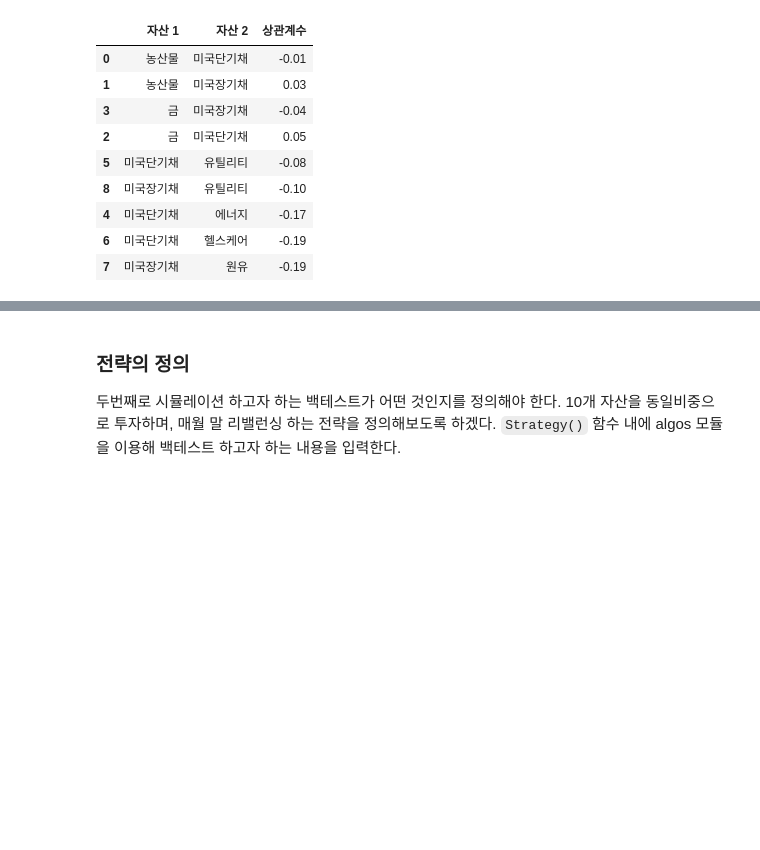
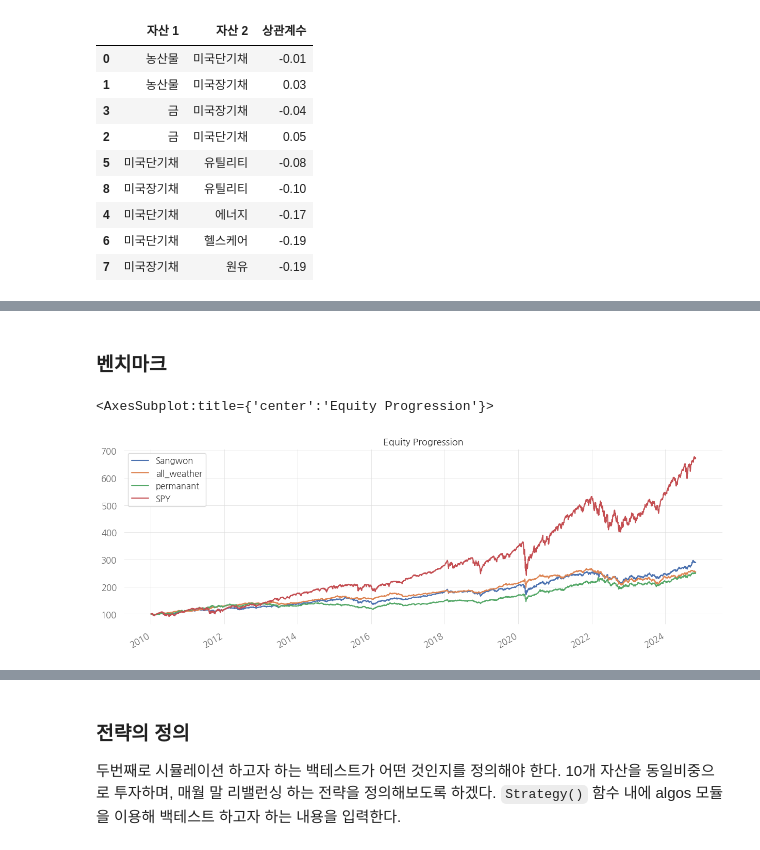
Before and after one commit to JaehwanKim00/stock_trading, a Jupyter notebook: backtest.ipynb, the cells around one changed output, grey strips where cells are left out. Saved outputs shown, nothing was run; the diff lists cells and outputs as text; code cells hidden in the pictures; blank space fills up the shorter version.

```diff
--- a/backtest.ipynb
+++ b/backtest.ipynb
@@ -307,0 +335,29 @@ ModuleNotFoundError: No module named 'missingno'
+# %%
+s = bt.Strategy('Sangwon',
+                [bt.algos.RunYearly(run_on_first_date=True,
+                                    run_on_end_of_period=True,
+                                    run_on_last_date=False),
+                 bt.algos.SelectAll(),
+                #  bt.algos.WeighEqually(),
+                 bt.algos.WeighSpecified(**{
+                     '정보기술': 0.15,
+                     '금융': 0.04,
+                     '헬스케어': 0.04,
+                     '산업재': 0.04,
+                     '필수소비재': 0.04,
+                     '에너지': 0.04,
+                     '소재': 0.04,
+                     '유틸리티': 0.04,
+                     '중국시장': 0.15,
+                     '미국장기채': 0.14,
+                     '미국단기채': 0.14,
+                     '금': 0.07,
+                     '원유': 0.04,
+                     '농산물': 0.03
+                     }),
+                 bt.algos.Rebalance()
+                 ])
+
+bt1 = bt.Backtest(s, data, initial_capital=10000000)
+# %% [markdown]
+### 벤치마크
@@ -307,0 +409,7 @@ ModuleNotFoundError: No module named 'missingno'
+# %%
+res = bt.run(bt1, all_weather, permanant, SPY)
+# %%
+res.plot()
+# %% [output]
+<AxesSubplot:title={'center':'Equity Progression'}>
+[figure, added]
```
Also changed, not shown: parts of 23 cells of this notebook.
